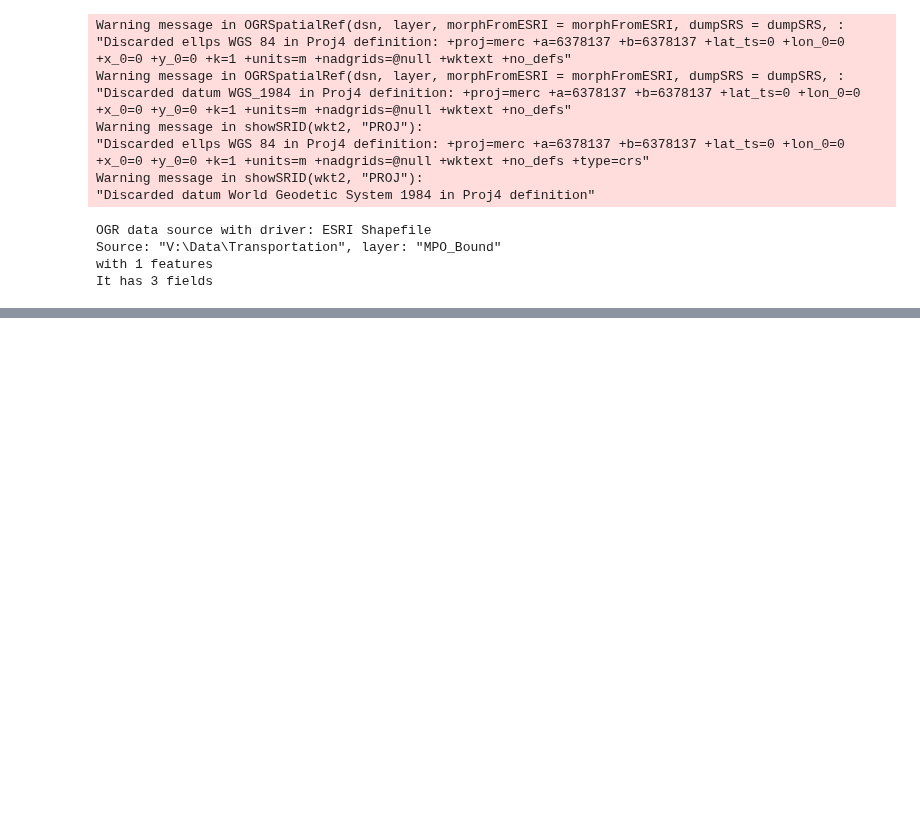
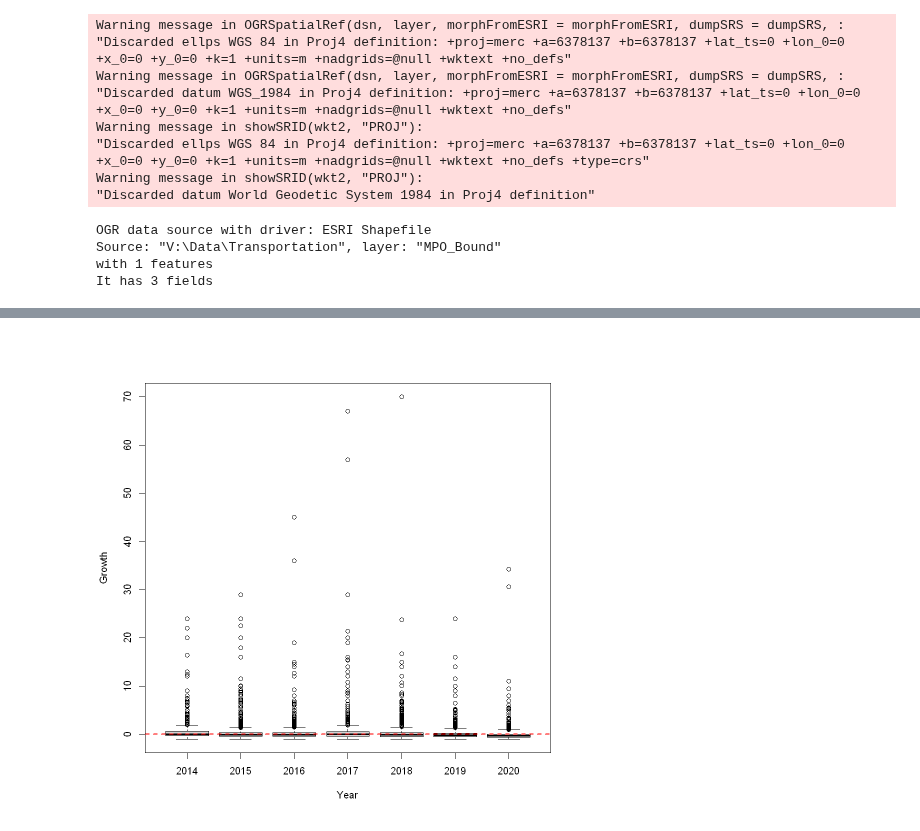
Before and after one commit to dongmeic/BikeCounting, a Jupyter notebook: BikeCounts/Explore_Bikes_On_Buses.ipynb, the cells around one changed output, grey strips where cells are left out. Saved outputs shown, nothing was run; the diff lists cells and outputs as text; code cells hidden in the pictures; blank space fills up the shorter version.

```diff
--- a/BikeCounts/Explore_Bikes_On_Buses.ipynb
+++ b/BikeCounts/Explore_Bikes_On_Buses.ipynb
@@ -104,0 +172,5 @@ points(spdf$longitude, spdf$latitude, cex=spdf$qty/50)
+# %%
+boxplot(Growth~Year,data=sdata)
+abline(h=0, col='red', lwd=2, lty=2)
+# %% [output]
+[figure, added]
```
Also changed, not shown: parts of 25 cells of this notebook, 4 other files.
